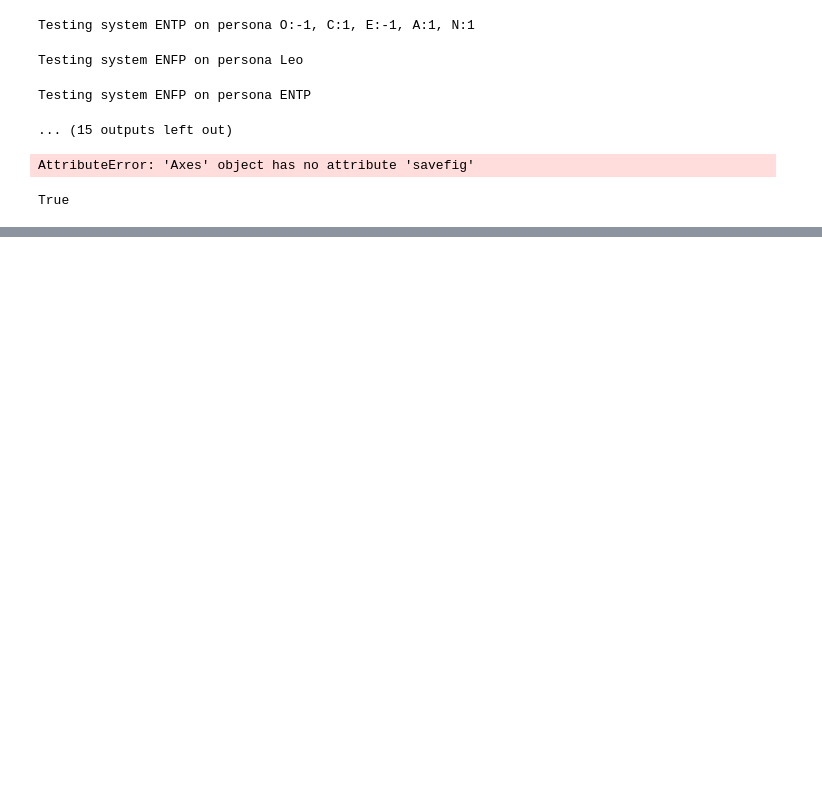
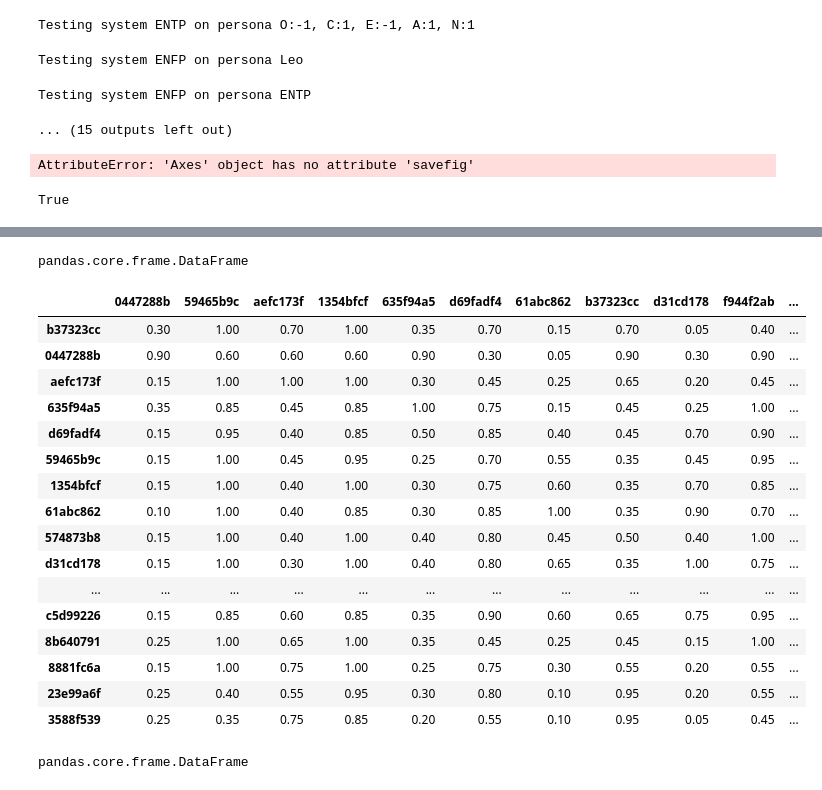
Before and after one commit to plastic-labs/steerability-eval, a Jupyter notebook: notebooks/steerability_eval.ipynb, the cells around one changed output, grey strips where cells are left out. Drawn from its saved outputs; the diff is of its cells as text; code cells hidden in the pictures; blank space fills up the shorter version.

```diff
--- a/notebooks/steerability_eval.ipynb
+++ b/notebooks/steerability_eval.ipynb
@@ -830,0 +1101,30 @@ AttributeError: 'SteerabilityEval' object has no attribute 'save_heatmap'
+# %%
+row_percentiles = scores_df.apply(lambda row: row.rank(pct=True, method='max'), axis=1)
+type(row_percentiles)
+# %% [output]
+pandas.core.frame.DataFrame
+# %%
+row_percentiles
+# %% [output]
+|  | 0447288b | 59465b9c | aefc173f | 1354bfcf | 635f94a5 | d69fadf4 | 61abc862 | b37323cc | d31cd178 | f944f2ab | ... |
+| b37323cc | 0.30 | 1.00 | 0.70 | 1.00 | 0.35 | 0.70 | 0.15 | 0.70 | 0.05 | 0.40 | ... |
+| 0447288b | 0.90 | 0.60 | 0.60 | 0.60 | 0.90 | 0.30 | 0.05 | 0.90 | 0.30 | 0.90 | ... |
+| aefc173f | 0.15 | 1.00 | 1.00 | 1.00 | 0.30 | 0.45 | 0.25 | 0.65 | 0.20 | 0.45 | ... |
+| 635f94a5 | 0.35 | 0.85 | 0.45 | 0.85 | 1.00 | 0.75 | 0.15 | 0.45 | 0.25 | 1.00 | ... |
+| d69fadf4 | 0.15 | 0.95 | 0.40 | 0.85 | 0.50 | 0.85 | 0.40 | 0.45 | 0.70 | 0.90 | ... |
+| 59465b9c | 0.15 | 1.00 | 0.45 | 0.95 | 0.25 | 0.70 | 0.55 | 0.35 | 0.45 | 0.95 | ... |
+| 1354bfcf | 0.15 | 1.00 | 0.40 | 1.00 | 0.30 | 0.75 | 0.60 | 0.35 | 0.70 | 0.85 | ... |
+| 61abc862 | 0.10 | 1.00 | 0.40 | 0.85 | 0.30 | 0.85 | 1.00 | 0.35 | 0.90 | 0.70 | ... |
+| 574873b8 | 0.15 | 1.00 | 0.40 | 1.00 | 0.40 | 0.80 | 0.45 | 0.50 | 0.40 | 1.00 | ... |
+| d31cd178 | 0.15 | 1.00 | 0.30 | 1.00 | 0.40 | 0.80 | 0.65 | 0.35 | 1.00 | 0.75 | ... |
+| ... | ... | ... | ... | ... | ... | ... | ... | ... | ... | ... | ... |
+| c5d99226 | 0.15 | 0.85 | 0.60 | 0.85 | 0.35 | 0.90 | 0.60 | 0.65 | 0.75 | 0.95 | ... |
+| 8b640791 | 0.25 | 1.00 | 0.65 | 1.00 | 0.35 | 0.45 | 0.25 | 0.45 | 0.15 | 1.00 | ... |
+| 8881fc6a | 0.15 | 1.00 | 0.75 | 1.00 | 0.25 | 0.75 | 0.30 | 0.55 | 0.20 | 0.55 | ... |
+| 23e99a6f | 0.25 | 0.40 | 0.55 | 0.95 | 0.30 | 0.80 | 0.10 | 0.95 | 0.20 | 0.55 | ... |
+| 3588f539 | 0.25 | 0.35 | 0.75 | 0.85 | 0.20 | 0.55 | 0.10 | 0.95 | 0.05 | 0.45 | ... |
+# %%
+col_percentiles = scores_df.apply(lambda col: col.rank(pct=True, method='max'), axis=0)
+type(col_percentiles)
+# %% [output]
+pandas.core.frame.DataFrame
```
Also changed, not shown: parts of 36 cells of this notebook, 5 other files.
